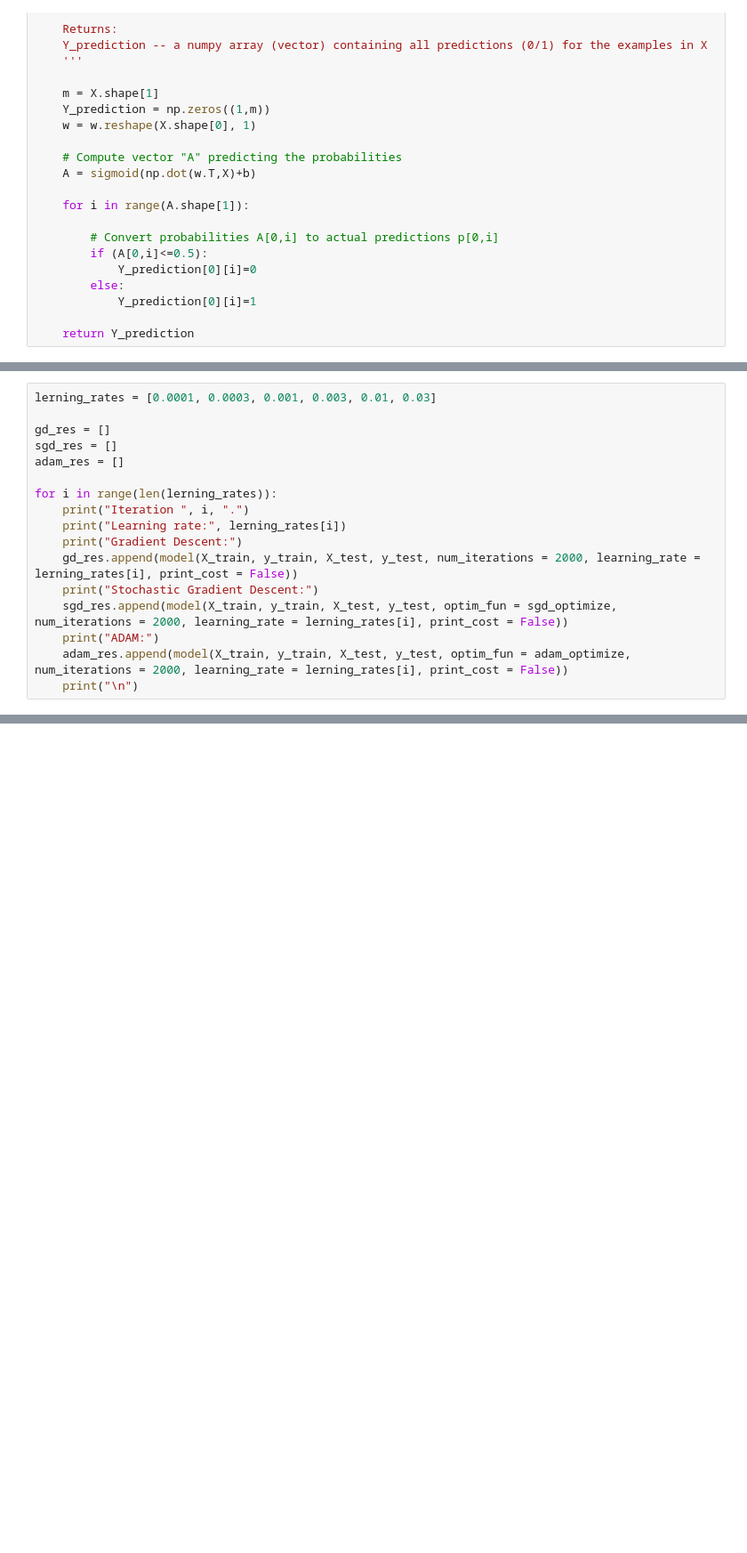
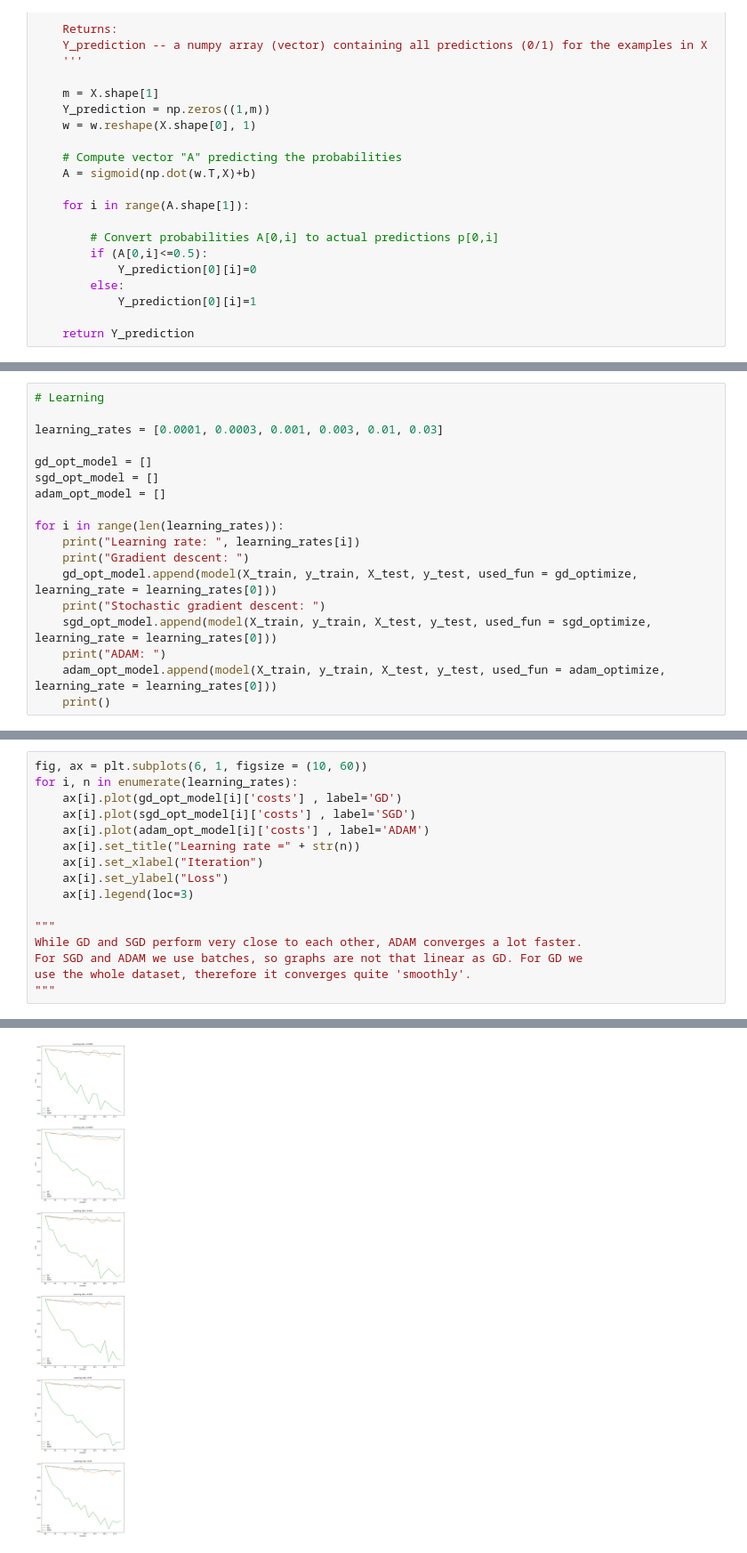
Before and after one commit to Mikha1lSorokin/ML_Techniques_ITMO_2021, a Jupyter notebook: MLT_lab3.ipynb, the cells around one changed output, grey strips where cells are left out. Shown at 89% size. Saved outputs shown, nothing was run; the diff lists cells and outputs as text; blank space fills up the shorter version.

```diff
--- a/MLT_lab3.ipynb
+++ b/MLT_lab3.ipynb
@@ -382,18 +306,19 @@ X_train, X_test, y_train, y_test = train_test_split(GLOB_X,GLOB_Y,test_size=0.25
 # %%
-lerning_rates = [0.0001, 0.0003, 0.001, 0.003, 0.01, 0.03]
+# Learning
 
-gd_res = []
-sgd_res = []
-adam_res = []
+learning_rates = [0.0001, 0.0003, 0.001, 0.003, 0.01, 0.03]
 
-for i in range(len(lerning_rates)):
-    print("Iteration ", i, ".")
-    print("Learning rate:", lerning_rates[i])
-    print("Gradient Descent:")
-    gd_res.append(model(X_train, y_train, X_test, y_test, num_iterations = 2000, learning_rate = lerning_rates[i], print_cost = False))
-    print("Stochastic Gradient Descent:")
-    sgd_res.append(model(X_train, y_train, X_test, y_test, optim_fun = sgd_optimize, num_iterations = 2000, learning_rate = lerning_rates[i], print_cost = False))
-    print("ADAM:")
-    adam_res.append(model(X_train, y_train, X_test, y_test, optim_fun = adam_optimize, num_iterations = 2000, learning_rate = lerning_rates[i], print_cost = False))
-    print("\n")
+gd_opt_model = []
+sgd_opt_model = []
+adam_opt_model = []
+
+for i in range(len(learning_rates)):
+    print("Learning rate: ", learning_rates[i])
+    print("Gradient descent: ")
+    gd_opt_model.append(model(X_train, y_train, X_test, y_test, used_fun = gd_optimize, learning_rate = learning_rates[0]))
+    print("Stochastic gradient descent: ")
+    sgd_opt_model.append(model(X_train, y_train, X_test, y_test, used_fun = sgd_optimize, learning_rate = learning_rates[0]))
+    print("ADAM: ")
+    adam_opt_model.append(model(X_train, y_train, X_test, y_test, used_fun = adam_optimize, learning_rate = learning_rates[0]))
+    print()
 # %% [output]
@@ -485,0 +342,17 @@ accuracy difference which means that overfit happened to some extent.
+# %%
+fig, ax = plt.subplots(6, 1, figsize = (10, 60))
+for i, n in enumerate(learning_rates):
+    ax[i].plot(gd_opt_model[i]['costs'] , label='GD')
+    ax[i].plot(sgd_opt_model[i]['costs'] , label='SGD')
+    ax[i].plot(adam_opt_model[i]['costs'] , label='ADAM')
+    ax[i].set_title("Learning rate =" + str(n))
+    ax[i].set_xlabel("Iteration")
+    ax[i].set_ylabel("Loss")
+    ax[i].legend(loc=3)
+
+"""
+While GD and SGD perform very close to each other, ADAM converges a lot faster.
+For SGD and ADAM we use batches, so graphs are not that linear as GD. For GD we
+use the whole dataset, therefore it converges quite 'smoothly'.
+"""
+# %% [output]
@@ -485,0 +360 @@ accuracy difference which means that overfit happened to some extent.
+[figure, added]
```
Also changed, not shown: parts of 13 cells of this notebook.
